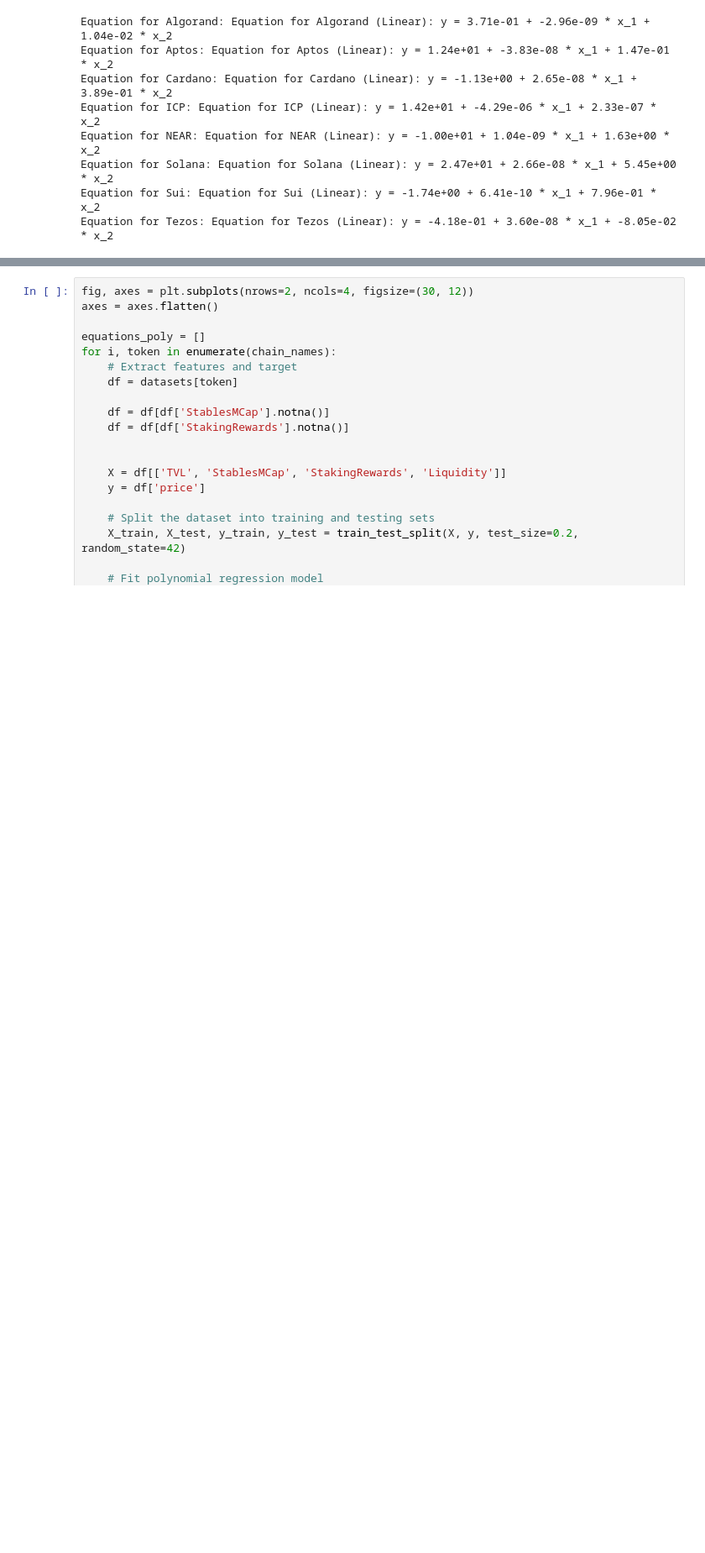
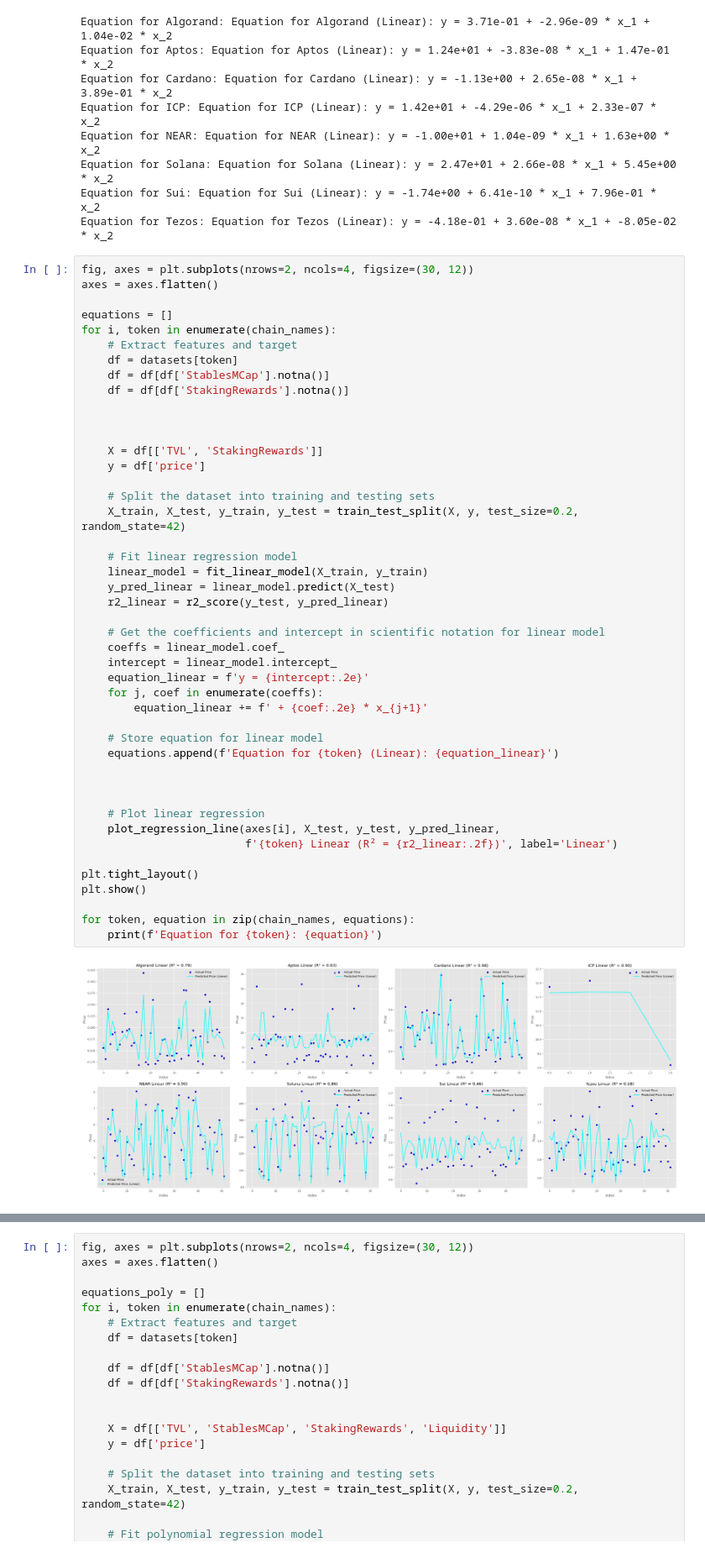
Before and after one commit to MarcLlopart/TVL-Regression-Analysis, a Jupyter notebook: multivariable_analysis.ipynb, the cells around one changed output, grey strips where cells are left out. Shown at 84% size. Cells and saved outputs as stored; diff of their text form; blank space fills up the shorter version.

```diff
--- a/multivariable_analysis.ipynb
+++ b/multivariable_analysis.ipynb
@@ -326,3 +340,50 @@ Equation for NEAR: Equation for NEAR (Linear): y = -1.00e+01 + 1.04e-09 * x_1 +
 Equation for Solana: Equation for Solana (Linear): y = 2.47e+01 + 2.66e-08 * x_1 + 5.45e+00 * x_2
 Equation for Sui: Equation for Sui (Linear): y = -1.74e+00 + 6.41e-10 * x_1 + 7.96e-01 * x_2
 Equation for Tezos: Equation for Tezos (Linear): y = -4.18e-01 + 3.60e-08 * x_1 + -8.05e-02 * x_2
+# %%
+fig, axes = plt.subplots(nrows=2, ncols=4, figsize=(30, 12))
+axes = axes.flatten()
+
+equations = []
+for i, token in enumerate(chain_names):
+    # Extract features and target
+    df = datasets[token]
+    df = df[df['StablesMCap'].notna()]
+    df = df[df['StakingRewards'].notna()]
+
+
+
+    X = df[['TVL', 'StakingRewards']]
+    y = df['price']
+
+    # Split the dataset into training and testing sets
+    X_train, X_test, y_train, y_test = train_test_split(X, y, test_size=0.2, random_state=42)
+
+    # Fit linear regression model
+    linear_model = fit_linear_model(X_train, y_train)
+    y_pred_linear = linear_model.predict(X_test)
+    r2_linear = r2_score(y_test, y_pred_linear)
+
+    # Get the coefficients and intercept in scientific notation for linear model
+    coeffs = linear_model.coef_
+    intercept = linear_model.intercept_
+    equation_linear = f'y = {intercept:.2e}'
+    for j, coef in enumerate(coeffs):
+        equation_linear += f' + {coef:.2e} * x_{j+1}'
+
+    # Store equation for linear model
+    equations.append(f'Equation for {token} (Linear): {equation_linear}')
+
+
+
+    # Plot linear regression
+    plot_regression_line(axes[i], X_test, y_test, y_pred_linear,
+                         f'{token} Linear (R² = {r2_linear:.2f})', label='Linear')
+
+plt.tight_layout()
+plt.show()
+
+for token, equation in zip(chain_names, equations):
+    print(f'Equation for {token}: {equation}')
+# %% [output]
+[figure, added]
```
Also changed, not shown: parts of 5 cells of this notebook.
